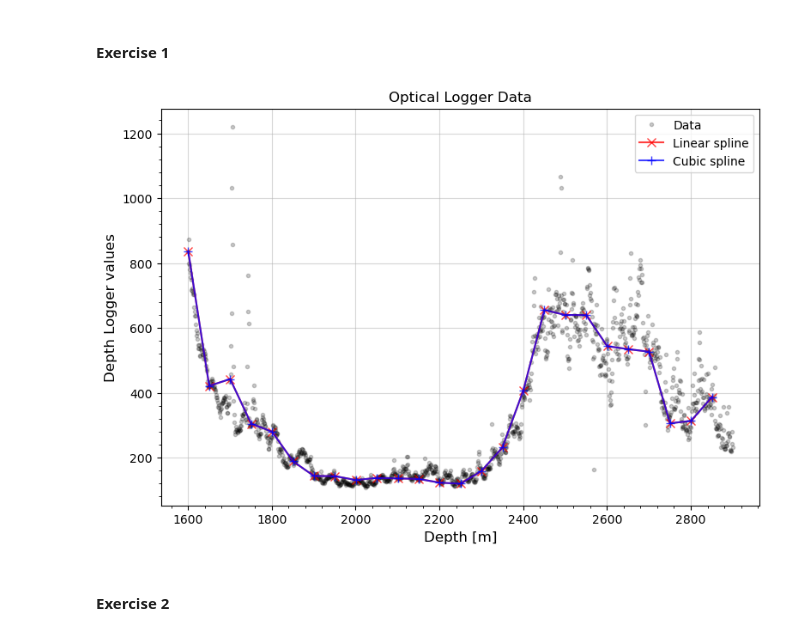
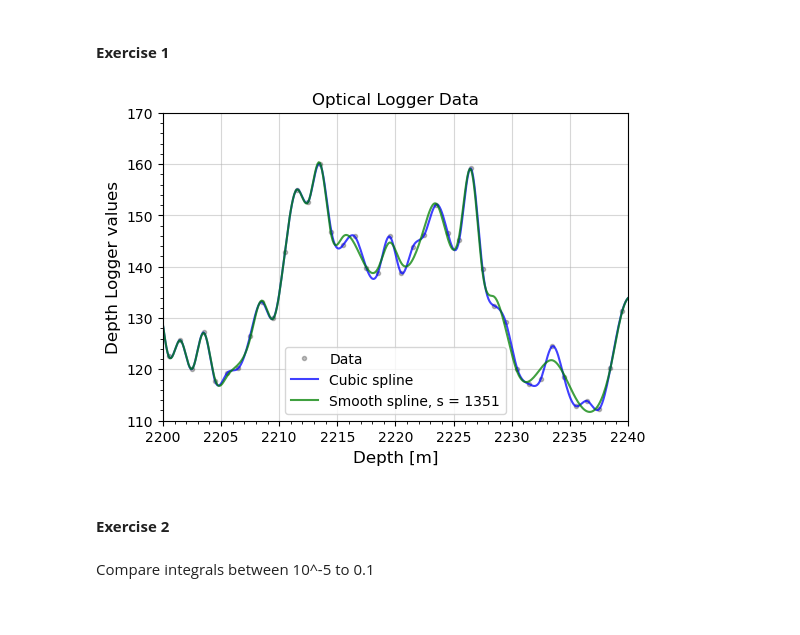
Before and after one commit to Gullaschen/AMAS, a Jupyter notebook: Week 2/Exercise_Spline.ipynb, the cells around one changed output. Drawn from its saved outputs; the diff is of its cells as text; code cells hidden in the pictures.

```diff
--- a/Week 2/Exercise_Spline.ipynb
+++ b/Week 2/Exercise_Spline.ipynb
@@ -22,33 +22,34 @@ smoothness = round( len(df_DustLog['Depth']) + np.sqrt(2*len(df_DustLog['Depth']
 f_linear = scipy.interpolate.interp1d(df_DustLog['Depth'],df_DustLog['Logger'],kind='linear')
 f_cubic = scipy.interpolate.interp1d(df_DustLog['Depth'],df_DustLog['Logger'],kind='cubic')
 
-x_new = np.arange(min(df_DustLog['Depth']),max(df_DustLog['Depth']),50)
+x_new = np.arange(min(df_DustLog['Depth']),max(df_DustLog['Depth']),0.1)
 
-# y_smooth = f_smooth(x_new)
+tck = scipy.interpolate.splrep(df_DustLog['Depth'],df_DustLog['Logger'], s=smoothness)
 y_linear = f_linear(x_new)
 y_cubic = f_cubic(x_new)
-tck = splrep(df_DustLog['Depth'],df_DustLog['Logger'], s=smoothness)
 # %%
-plt.figure(figsize=(9,6))
+plt.figure(figsize=(6,4))
 
-plt.plot(df_DustLog['Depth'],df_DustLog['Logger'],'o',alpha =0.2,markersize = 3,label='Data',color='black')
-plt.plot(x_new,y_linear,marker='x',alpha=0.75,markersize=7.,label='Linear spline',color = 'red')
-plt.plot(x_new,y_cubic,marker='+',alpha=0.75,markersize=7.,label='Cubic spline',color = 'blue')
-#plt.plot(x_new, BSpline(*tck)(x_new),marker='d',alpha=0.75,markersize=7.,label='Smooth spline',color = 'green')
+plt.plot(df_DustLog['Depth'],df_DustLog['Logger'],'o',alpha =0.25,markersize = 3,label='Data',color='black')
+#plt.plot(x_new,y_linear,alpha=0.75,label='Linear spline',color = 'red')
+plt.plot(x_new,y_cubic,alpha=0.75,label='Cubic spline',color = 'blue')
+plt.plot(x_new,BSpline(*tck)(x_new),alpha=0.75,label=f'Smooth spline, s = {smoothness}',color = 'green')
 
 ax = plt.gca() # For setting sub-ticks
 ax.xaxis.set_minor_locator(AutoMinorLocator(5))
 ax.yaxis.set_minor_locator(AutoMinorLocator(5))
 ax.tick_params(which='minor', length=2, color='k')
 
 plt.title('Optical Logger Data',fontsize=12)
 plt.xlabel('Depth [m]',fontsize=12)
 plt.ylabel('Depth Logger values',fontsize=12)
 plt.grid(True,alpha=0.5,zorder=-10)
+plt.xlim(2200,2240)
+plt.ylim(110,170)
 plt.legend()
 plt.show()
 # %% [output]
-[figure, old version]
+[figure, new version]
 # %% [markdown]
 #### **Exercise 2**
 # %%
@@ -56,0 +74,2 @@ df_Spline.columns = ['X', 'Y']
+# %% [markdown]
+Compare integrals between 10^-5 to 0.1
```
Also changed, not shown: parts of 15 cells of this notebook, 1 other file.
